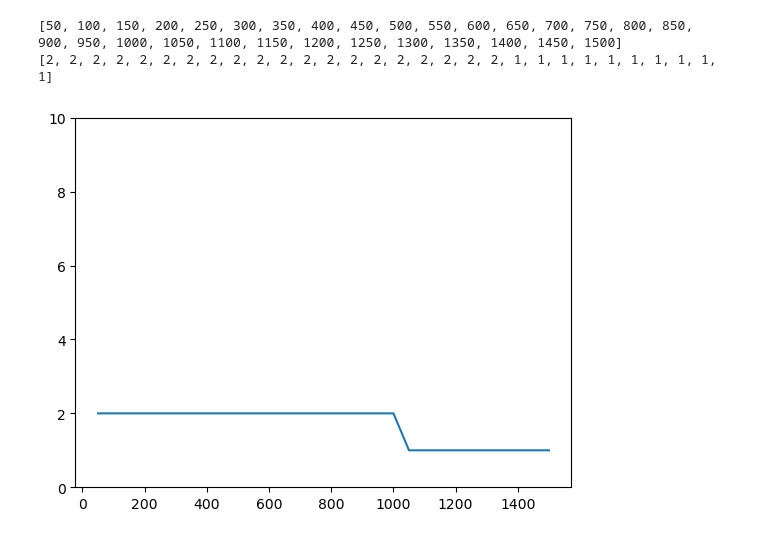
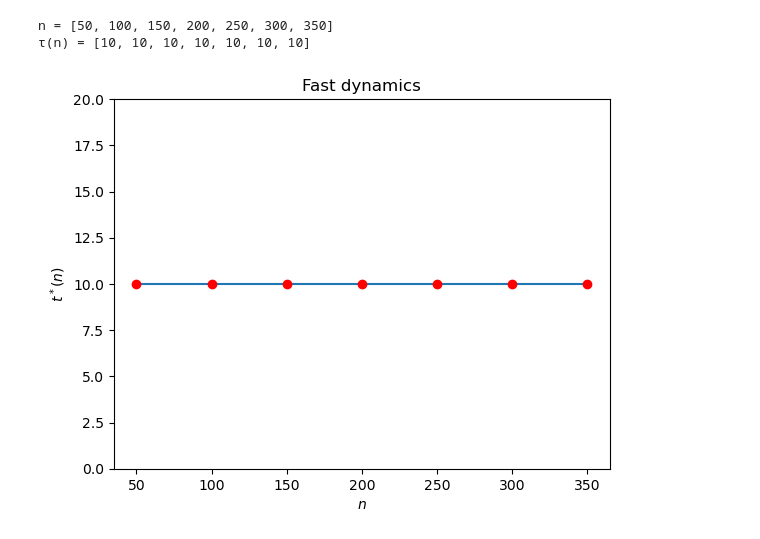
Before and after one commit to FedericoFlorio/DN_hw2, a Jupyter notebook: hw2_code.ipynb, the cells around one changed output. Drawn from its saved outputs; the diff is of its cells as text; code cells hidden in the pictures.

```diff
--- a/hw2_code.ipynb
+++ b/hw2_code.ipynb
@@ -4,28 +6,0 @@ includet("hw1_functions.jl")
-# %%
-function barbell(n)
-    W1 = Float64.(ones(n,n) - I)
-    W = BlockArray{Float64}(undef_blocks, [n,n], [n,n])
-    setblock!(W,W1,1,1)
-    setblock!(W,W1,2,2)
-    setblock!(W,zeros(n,n),1,2)
-    setblock!(W,zeros(n,n),2,1)
-    W = Array(W)
-    W[1,2*n], W[2*n,1] = 1.0, 1.0;
-
-    return  Graph(W)
-end
-
-function french_de_groot(P, x0, T; ϵ=1e-3, target=[])
-    N = length(x0)
-
-    x = x0
-    t = 0
-
-    while true
-        x0 = x
-        x = P*x0
-        t += 1
-        (norm(x-target)/norm(target) ≤ ϵ) && break
-    end
-    return t
-end
@@ -34,24 +10,28 @@ french_de_groot (generic function with 1 method)
 # %%
 T = 1e3
 
-nn_x = [50; 100; 150; 200; 250; 300; 350; 400; 450; 500; 550; 600; 650; 700; 750; 800; 850; 900; 950; 1000; 1050;
-        1100; 1150; 1200; 1250; 1300; 1350; 1400; 1450; 1500]
+nn_x = [50; 100; 150; 200; 250; 300; 350]
 tt_x = Vector{Int}(undef,length(nn_x))
 
 for n in nn_x
     G = barbell(n)
     x_in = [(mod(i,2)==0 ? 0 : 1) for i in 1:2*n]
 
-    tt_x[searchsortedfirst(nn_x,n)] = french_de_groot(G.P, x_in, T, target=0.5*ones(2*n))
+    tt_x[searchsortedfirst(nn_x,n)] = french_de_groot_lazy(G.P, x_in, T, target=0.5*ones(2*n))
 end
 
+println("n = $nn_x")
+println("τ(n) = $tt_x")
+
 close("all")
-println(nn_x)
-println(tt_x)
 plot(nn_x,tt_x)
-ylim([0,10])
+plot(nn_x,tt_x,"or")
+ylim([0,20])
+xlabel(L"n")
+ylabel(L"t^*(n)")
+title("Fast dynamics")
 gcf()
 # %% [output]
-[50, 100, 150, 200, 250, 300, 350, 400, 450, 500, 550, 600, 650, 700, 750, 800, 850, 900, 950, 1000, 1050, 1100, 1150, 1200, 1250, 1300, 1350, 1400, 1450, 1500]
-[2, 2, 2, 2, 2, 2, 2, 2, 2, 2, 2, 2, 2, 2, 2, 2, 2, 2, 2, 2, 1, 1, 1, 1, 1, 1, 1, 1, 1, 1]
+n = [50, 100, 150, 200, 250, 300, 350]
+τ(n) = [10, 10, 10, 10, 10, 10, 10]
-[figure, old version]
+[figure, new version]
```
Also changed, not shown: parts of 8 cells of this notebook, 1 other file.
